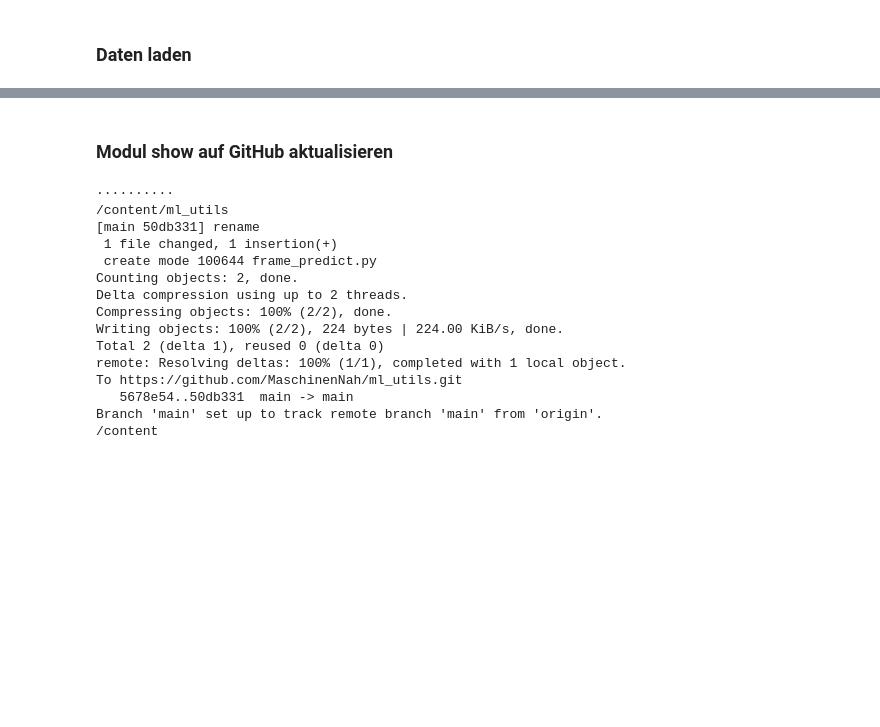
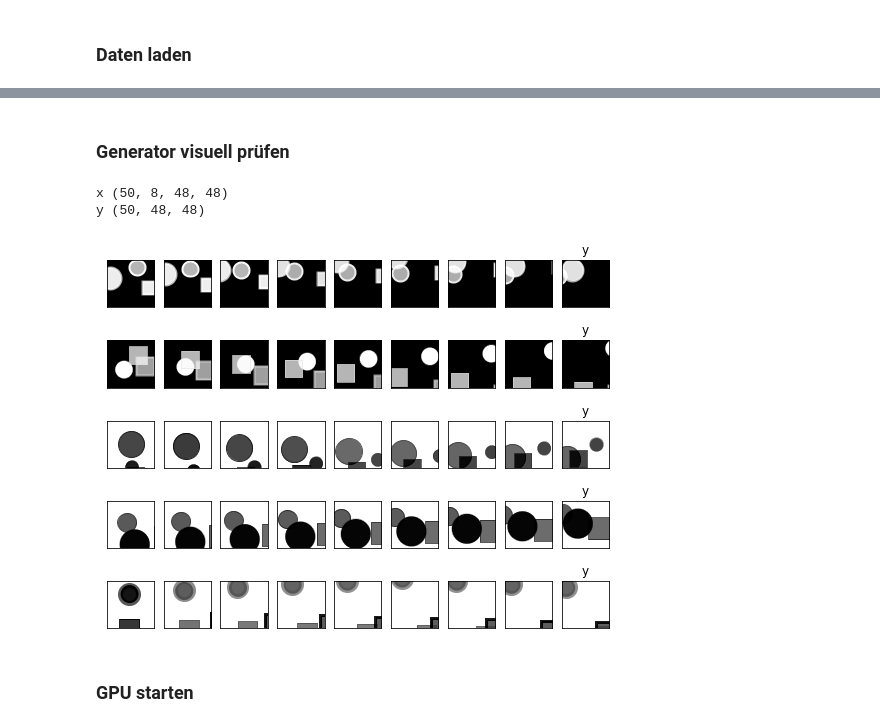
Before and after one commit to MaschinenNah/FramePredictionProject, a Jupyter notebook: frame_predictor_01.ipynb, the cells around one changed output, grey strips where cells are left out. Saved outputs shown, nothing was run; the diff lists cells and outputs as text; code cells hidden in the pictures; blank space fills up the shorter version.

```diff
--- a/frame_predictor_01.ipynb
+++ b/frame_predictor_01.ipynb
@@ -26,6 +25,2 @@ load.load_and_unzip_from_url(zip_url)
 # %%
-generator = fp.FramePredictionGenerator("/content/data/scenes", (48, 48), 3, 8)
-
-batch = generator[0]
-
-show.show_frame_prediction_batch(batch)
+gen = fp.FramePredictionGenerator("/content/data/scenes", (48, 48), 8, 50)
@@ -34,2 +26,0 @@ show.show_frame_prediction_batch(batch)
-# %% [markdown]
-### Modul show auf GitHub aktualisieren
@@ -50,18 +27,14 @@ def commit_to_github(file, message):
-# %%
-commit_to_github("frame_predict.py", "rename")
-# %% [output]
-··········
-/content/ml_utils
-[main 50db331] rename
- 1 file changed, 1 insertion(+)
- create mode 100644 frame_predict.py
-Counting objects: 2, done.
-Delta compression using up to 2 threads.
-Compressing objects: 100% (2/2), done.
-Writing objects: 100% (2/2), 224 bytes | 224.00 KiB/s, done.
-Total 2 (delta 1), reused 0 (delta 0)
-remote: Resolving deltas: 100% (1/1), completed with 1 local object.
-To https://github.com/MaschinenNah/ml_utils.git
-   5678e54..50db331  main -> main
-Branch 'main' set up to track remote branch 'main' from 'origin'.
-/content
+# %% [markdown]
+### Generator visuell prüfen
+# %%
+batch = gen[0]
+
+print("x", batch[0].shape)
+print("y", batch[1].shape)
+show.show_frame_prediction_batch(batch, 5)
+# %% [output]
+x (50, 8, 48, 48)
+y (50, 48, 48)
+[figure, added]
+# %% [markdown]
+### GPU starten
```
Also changed, not shown: parts of 23 cells of this notebook.
